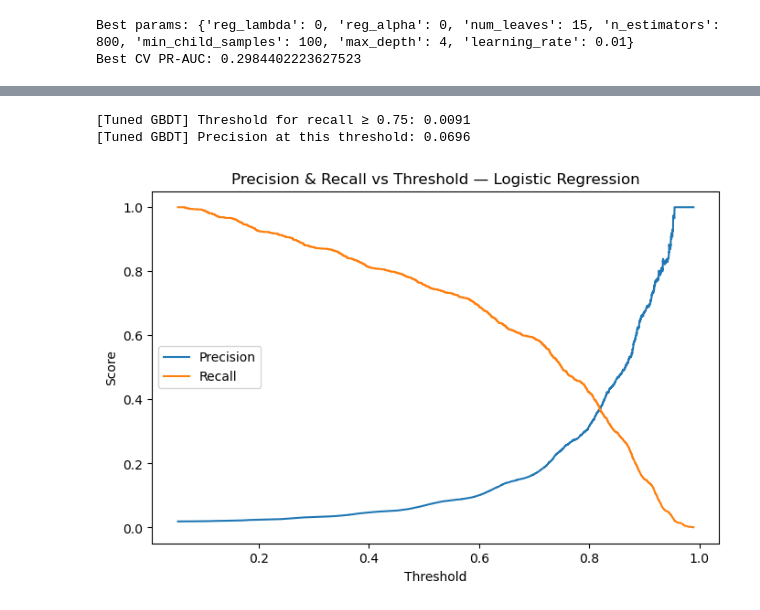
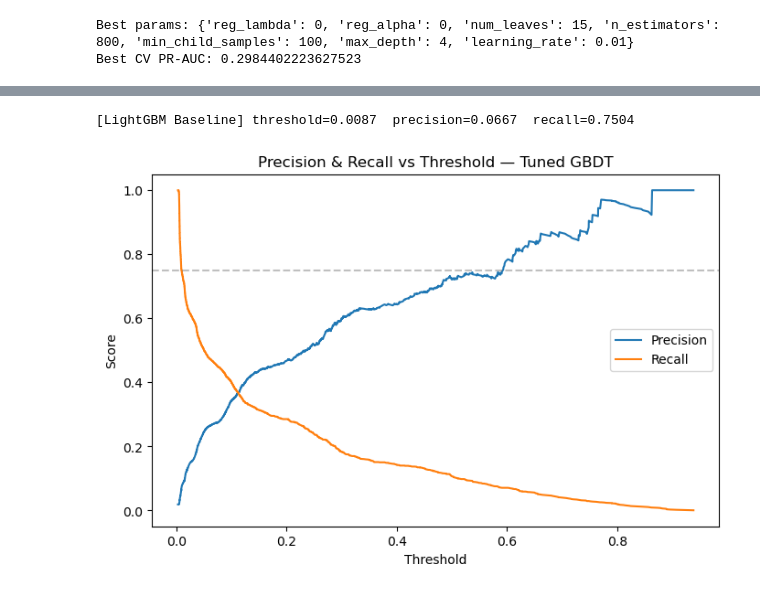
Before and after one commit to rossellagiorgio/FD, a Jupyter notebook: Fraud Detection.ipynb, the cells around one changed output, grey strips where cells are left out. Saved outputs shown, nothing was run; the diff lists cells and outputs as text; code cells hidden in the pictures.

```diff
--- a/Fraud Detection.ipynb
+++ b/Fraud Detection.ipynb
@@ -612,7 +612,7 @@ random_search = RandomizedSearchCV(
     lgb_search,
     param_distributions=param_dist,
     n_iter=20,
-    cv=tscv,
+    cv=TimeSeriesSplit(n_splits=3),
     scoring="average_precision",   # PR-AUC as first metric
     n_jobs=-1,
     random_state=42
@@ -627,8 +627,13 @@ Best params: {'reg_lambda': 0, 'reg_alpha': 0, 'num_leaves': 15, 'n_estimators':
 Best CV PR-AUC: 0.2984402223627523
 # %%
 best_params = random_search.best_params_
+print(best_params)
 
-final_model = lgb.LGBMClassifier(
+for c in cat_features:
+    train[c] = train[c].astype("category")
+    valid[c] = valid[c].astype("category")
+
+check_model = lgb.LGBMClassifier(
     objective="binary",
     scale_pos_weight=1,
     random_state=42,
@@ -636,15 +641,8 @@ final_model = lgb.LGBMClassifier(
     **best_params
 )
 
-final_model.fit(
-    X_train, y_train,
-    eval_X=X_valid, eval_y=y_valid,
-    eval_metric="average_precision",
-    categorical_feature=cat_features,
-    callbacks=[lgb.early_stopping(50)]
-)
-
-proba_tuned = final_model.predict_proba(X_valid)[:, 1]
+check_model.fit(X_train, y_train, categorical_feature=cat_features)
+proba_tuned = check_model.predict_proba(X_valid)[:, 1]
 
 print("Tuned GBDT — ROC-AUC:", round(roc_auc_score(y_valid, proba_tuned), 4))
 print("Tuned GBDT — PR-AUC:", round(average_precision_score(y_valid, proba_tuned), 4))
@@ -683,23 +677,47 @@ on a dataset with this level of class imbalance.
 # %%
 from sklearn.metrics import precision_recall_curve
 
-def plot_and_calibrate(y_true, proba, model_name, target_recall=0.75):
+def calibrate_threshold(y_true, proba, model_name, target_recall=0.75, plot=True):
     precisions, recalls, thresholds = precision_recall_curve(y_true, proba)
 
-    plt.figure(figsize=(8, 5))
-    plt.plot(thresholds, precisions[:-1], label="Precision")
-    plt.plot(thresholds, recalls[:-1], label="Recall")
-    plt.xlabel("Threshold")
-    plt.ylabel("Score")
-    plt.title(f"Precision & Recall vs Threshold — {model_name}")
-    plt.legend()
-    plt.show()
+    # Truncation: precisions/recalls have one element more than thresholds
+    precisions, recalls = precisions[:-1], recalls[:-1]
 
-    idx = np.argmin(np.abs(recalls - target_recall))
-    print(f"[{model_name}] Threshold for recall ≥ {target_recall}: {thresholds[idx]:.4f}")
-    print(f"[{model_name}] Precision at this threshold: {precisions[idx]:.4f}")
+    if plot:
+        plt.figure(figsize=(8, 5))
+        plt.plot(thresholds, precisions, label="Precision")
+        plt.plot(thresholds, recalls, label="Recall")
+        plt.axhline(target_recall, color="gray", linestyle="--", alpha=0.5)
+        plt.xlabel("Threshold")
+        plt.ylabel("Score")
+        plt.title(f"Precision & Recall vs Threshold — {model_name}")
+        plt.legend()
+        plt.show()
 
-plot_and_calibrate(y_valid, proba_tuned, "Tuned GBDT")
-plot_and_calibrate(y_valid, proba_lr, "Logistic Regression")
-plot_and_calibrate(y_valid, proba_baseline, "LightGBM Baseline")
+    # Take the highest recall >= target
+    valid_idx = np.where(recalls >= target_recall)[0]
+    if len(valid_idx) == 0:
+        # If recall target not reached: take the nearest
+        idx = np.argmin(np.abs(recalls - target_recall))
+    else:
+        idx = valid_idx[np.argmax(precisions[valid_idx])]
+
+    result = {
+        "model": model_name,
+        "threshold": thresholds[idx],
+        "precision": precisions[idx],
+        "recall": recalls[idx]
+    }
+    print(f"[{model_name}] threshold={result['threshold']:.4f}  "
+          f"precision={result['precision']:.4f}  recall={result['recall']:.4f}")
+    return result
+
+results = [
+    calibrate_threshold(y_valid, proba_baseline, "LightGBM Baseline"),
+    calibrate_threshold(y_valid, proba_tuned, "Tuned GBDT"),
+    calibrate_threshold(y_valid, proba_lr, "Logistic Regression"),
+]
+
+comparison = pd.DataFrame(results)
+print(comparison)
 # %% [output]
@@ -707,3 +725,2 @@ plot_and_calibrate(y_valid, proba_baseline, "LightGBM Baseline")
-[Tuned GBDT] Threshold for recall ≥ 0.75: 0.0091
-[Tuned GBDT] Precision at this threshold: 0.0696
+[LightGBM Baseline] threshold=0.0087  precision=0.0667  recall=0.7504
-[figure, old version]
+[figure, new version]
```
Also changed, not shown: parts of 8 cells of this notebook.
